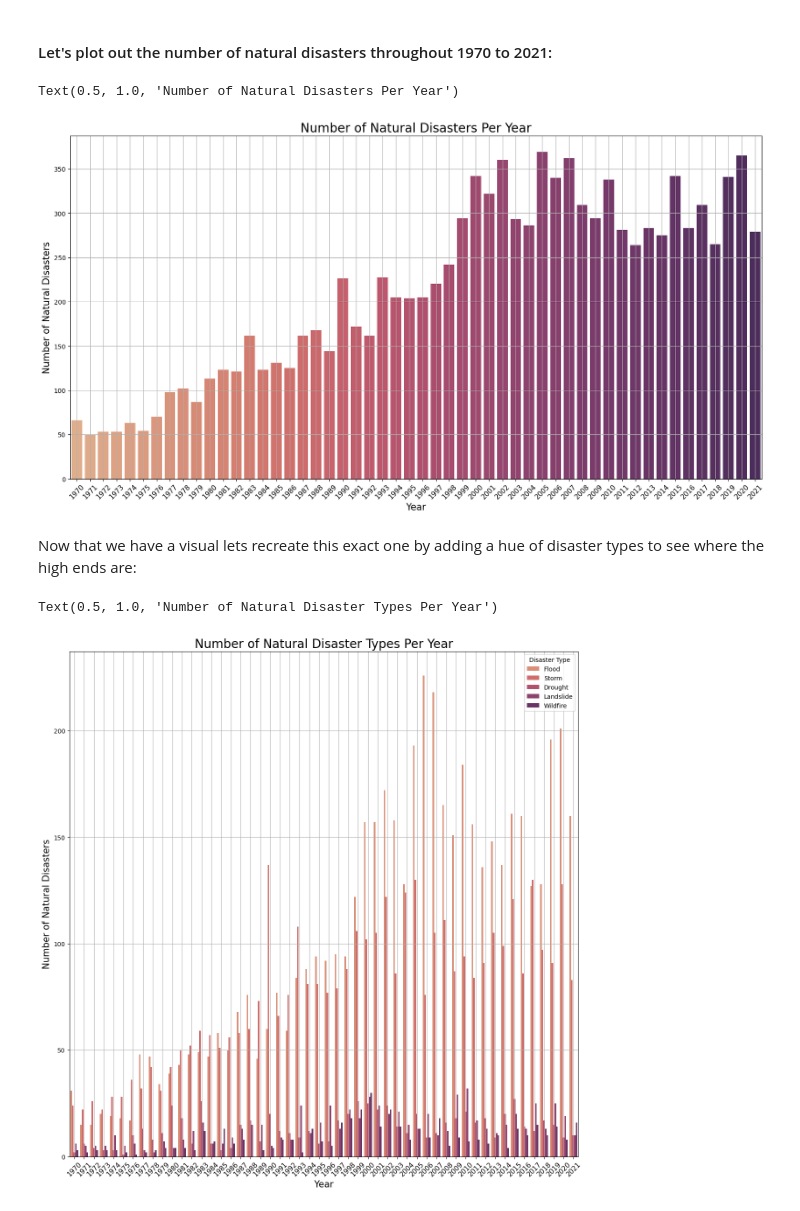
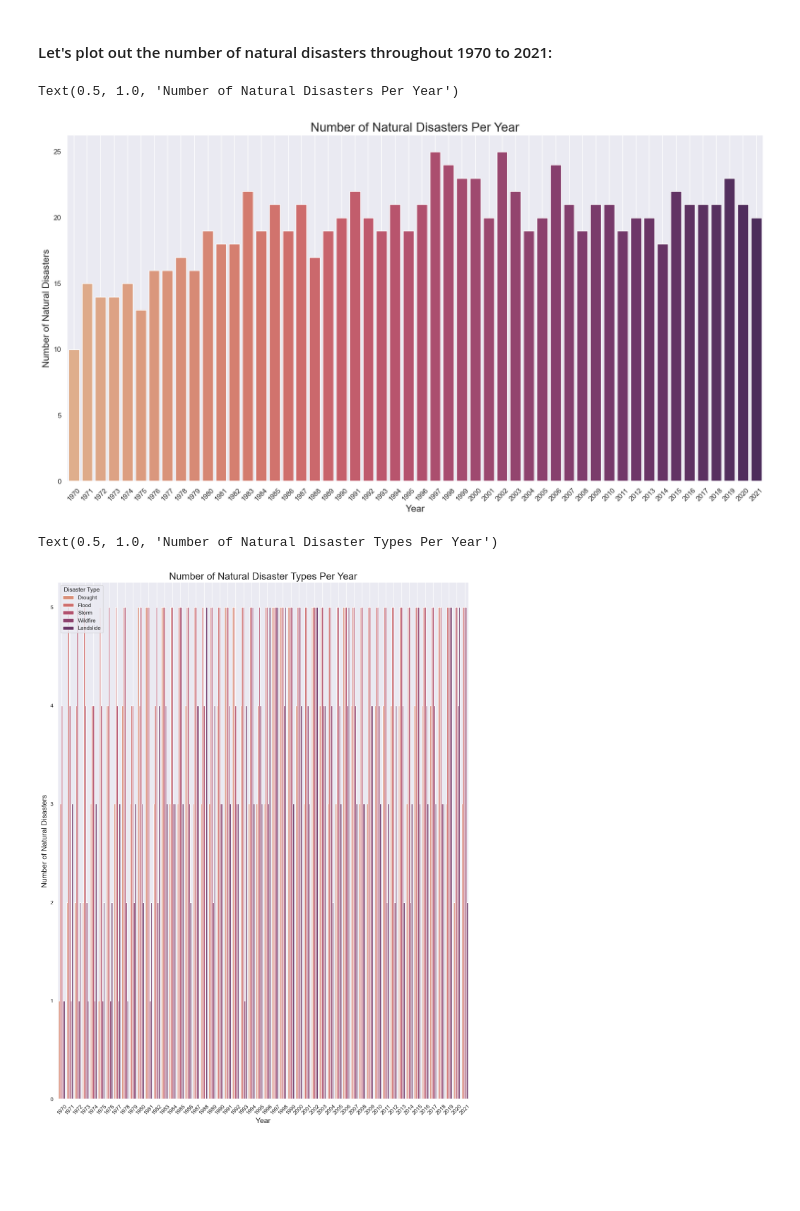
Before and after one commit to ubco-W2022T2-data301/project-group-group42, a Jupyter notebook: analysis/analysisRona.ipynb, the cells around one changed output. Cells and saved outputs as stored; diff of their text form; code cells hidden in the pictures; blank space fills up the shorter version.

```diff
--- a/analysis/analysisRona.ipynb
+++ b/analysis/analysisRona.ipynb
@@ -401,0 +185,9 @@ sns.violinplot(data=continents, x= "Year", y= "Disaster Type")
+# %%
+df2 = preprocess_emissions_data()
+sns.set_theme()
+plt.figure(figsize=(12, 8))
+sns.lineplot(data=df2, x="Year", y="co2", hue="Continent", palette="tab20")
+plt.xlabel("Year")
+plt.ylabel("CO2 Emissions (metric tons per capita)")
+plt.title("CO2 Emissions by Continents")
+plt.show()
@@ -401,0 +196,9 @@ sns.violinplot(data=continents, x= "Year", y= "Disaster Type")
+# %%
+df2 = preprocess_emissions_data()
+sns.set_theme()
+plt.figure(figsize=(12, 8))
+sns.lineplot(data=df2, x="Year", y="% Difference from Previous Year", hue="Continent", palette="tab20")
+plt.xlabel("Year")
+plt.ylabel("CO2 Emissions (metric tons per capita)")
+plt.title("CO2 Emissions Rates by Continents 1970 to 2021")
+plt.show()
@@ -401,0 +207,8 @@ sns.violinplot(data=continents, x= "Year", y= "Disaster Type")
+# %%
+sns.set_theme()
+plt.figure(figsize=(12, 8))
+sns.lineplot(data=df3, x="Year", y="AverageTemperature", hue="Continent", palette="tab20")
+plt.xlabel("Year")
+plt.ylabel("Average Temperature")
+plt.title("Average Temperature by Continents 1970 to 2013")
+plt.show()
@@ -401,0 +217,8 @@ sns.violinplot(data=continents, x= "Year", y= "Disaster Type")
+# %%
+sns.set_theme()
+plt.figure(figsize=(12, 8))
+sns.lineplot(data=df1, x="Year", y="% Difference from Previous Year", hue="Disaster Type", palette="tab20")
+plt.xlabel("Year")
+plt.ylabel("Number of natural Disasters")
+plt.title("ND by Continents 1970 to 2021")
+plt.show()
@@ -403,25 +291,23 @@ sns.violinplot(data=continents, x= "Year", y= "Disaster Type")
 #### Let's plot out the number of natural disasters throughout 1970 to 2021:
 # %%
 plt.figure(figsize=(20,10))
-ndperyear = sns.countplot(data = dfclean, x='Year', palette = 'flare')
+ndplot = sns.countplot(data = df1, x='Year', palette = 'flare')
 plt.xticks(rotation=45,fontsize = 11)
-ndperyear.grid()
-ndperyear.set_xlabel("Year", fontsize = 15)
-ndperyear.set_ylabel("Number of Natural Disasters", fontsize = 15)
+ndplot.grid()
+ndplot.set_xlabel("Year", fontsize = 15)
+ndplot.set_ylabel("Number of Natural Disasters", fontsize = 15)
 plt.title("Number of Natural Disasters Per Year",fontsize = 20) # maybe change font size?
 # %% [output]
 Text(0.5, 1.0, 'Number of Natural Disasters Per Year')
-[figure, old version]
+[figure, new version]
-# %% [markdown]
-Now that we have a visual lets recreate this exact one by adding a hue of disaster types to see where the high ends are:
 # %%
-plt.figure(figsize=(15,15))
-ndtperyear = sns.countplot(data = dfclean, x='Year', hue = "Disaster Type", palette = 'flare')
+plt.figure(figsize=(15,19))
+ndplot = sns.countplot(data = df1, x='Year', hue = "Disaster Type", palette = 'flare')
 plt.xticks(rotation=45,fontsize = 11)
-ndtperyear.grid()
-ndtperyear.set_xlabel("Year", fontsize = 15)
-ndtperyear.set_ylabel("Number of Natural Disasters", fontsize = 15)
+ndplot.grid()
+ndplot.set_xlabel("Year", fontsize = 15)
+ndplot.set_ylabel("Number of Natural Disasters", fontsize = 15)
 plt.title("Number of Natural Disaster Types Per Year",fontsize = 20)
 # %% [output]
 Text(0.5, 1.0, 'Number of Natural Disaster Types Per Year')
-[figure, old version]
+[figure, new version]
```
Also changed, not shown: parts of 74 cells of this notebook.
